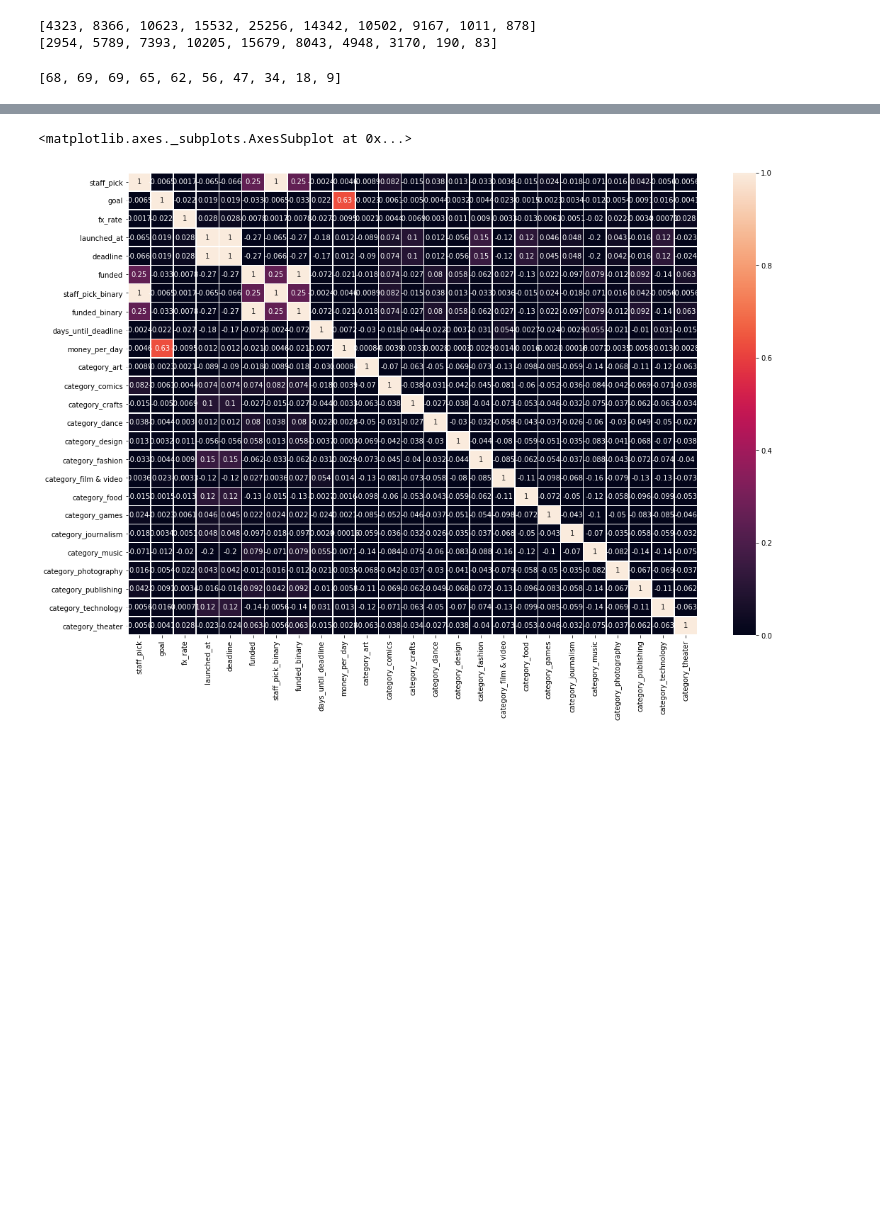
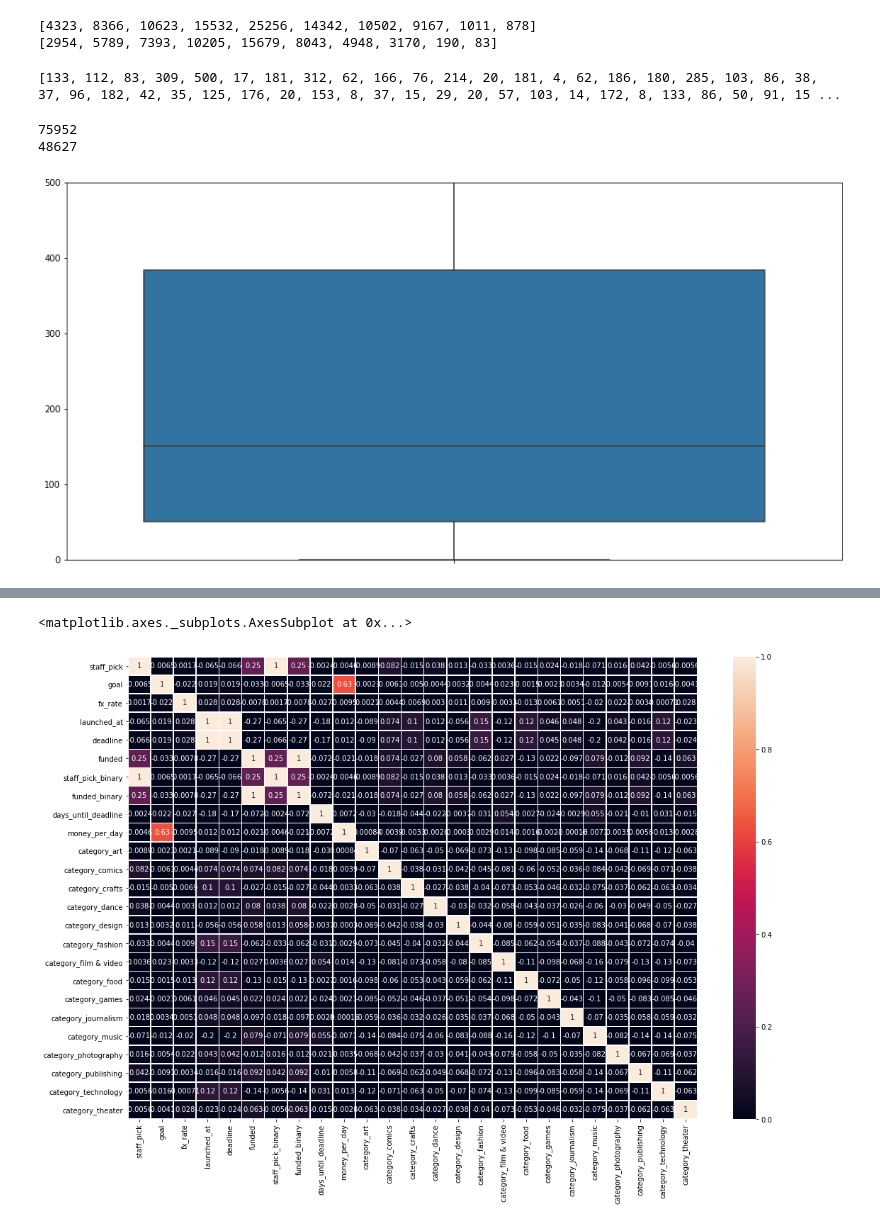
Before and after one commit to hetvankarsa/IntroDSKickstarter, a Jupyter notebook: Kickstarters.ipynb, the cells around one changed output, grey strips where cells are left out. Cells and saved outputs as stored; diff of their text form; code cells hidden in the pictures; blank space fills up the shorter version.

```diff
--- a/Kickstarters.ipynb
+++ b/Kickstarters.ipynb
@@ -212,7 +255,10 @@ print(time_until_deadline_funded)
 
 for i in range(92):
     if (i != 0):
-        time_until_deadline_funded[i] = (int)((time_until_deadline_funded[i] * 100) / time_until_deadline[i])
+        if time_until_deadline[i] != 0 :
+            time_until_deadline_funded[i] = (int)((time_until_deadline_funded[i] * 100) / time_until_deadline[i])
+        else:
+            time_until_deadline_funded[i] = 0
 
 print(time_until_deadline_funded)
 # %% [output]
@@ -220,5 +341,5 @@ print(time_until_deadline_funded)
 # %%
-training_data['days_until_deadline'] = to_be_added
+training_data['days_until_deadline'] = days_until_deadline
 # -------> THIS IS THE SHIT, creezi o noua coloana si egalezi cu o lista creata mai sus!
 # %%
 # 5. MONEY_PER_DAY_FUNDED
@@ -284,9 +405,43 @@ print(money_per_day_funded)
 for i in range(len(money_per_day)):
     money_per_day_funded[i] = (int)((money_per_day_funded[i] * 100) / money_per_day[i])
 
-print(money_per_day_funded)
+print(money_each_day)
 # %% [output]
-[68, 69, 69, 65, 62, 56, 47, 34, 18, 9]
+[133, 112, 83, 309, 500, 17, 181, 312, 62, 166, 76, 214, 20, 181, 4, 62, 186, 180, 285, 103, 86, 38, 37, 96, 182, 42, 35, 125, 176, 20, 153, 8, 37, 15, 29, 20, 57, 103, 14, 172, 8, 133, 86, 50, 91, 15 ...
+# %%
+# import statistics
+
+
+sns.boxplot(y=money_each_day)
+plt.ylim(0, 500)
+
+
+count1 = 0
+count2 = 0
+for index, entry in enumerate(training_data['funded_binary']):
+    if money_each_day[index] <= 400:
+        count1 += 1
+        if(entry == 1):
+            count2 += 1
+
+print(count1)
+print(count2)
+
+for index, entry in enumerate(money_each_day):
+    if entry > 600:
+        money_each_day[index] = 0.1
+    elif entry > 400:
+        money_each_day[index] = 0.2
+    else:
+        money_each_day[index] = 1 - (money_each_day[index] / 400) + 0.2
+
+# # print(second_sum / 5006)
+# print(money_each_day)
+#
+# %% [output]
+75952
+48627
+[figure, added]
 # %%
 # training_data['money_per_day'] = 0
 training_data['money_per_day'] = money_each_day
```
Also changed, not shown: parts of 24 cells of this notebook.
